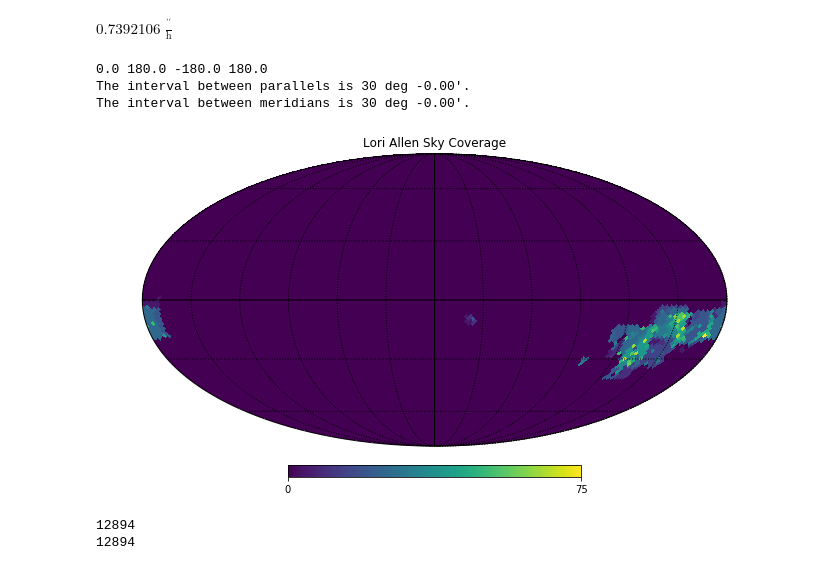
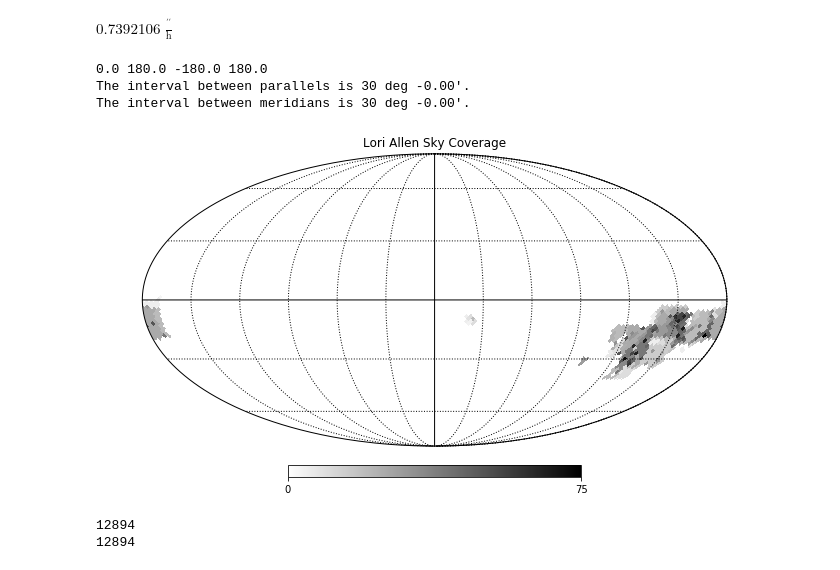
Before and after one commit to smotherh/KBMOD_paper2_data_preperation, a Jupyter notebook: pointing_metadata/NEO_Fields.ipynb, the cells around one changed output. Drawn from its saved outputs; the diff is of its cells as text; code cells hidden in the pictures.

```diff
--- a/pointing_metadata/NEO_Fields.ipynb
+++ b/pointing_metadata/NEO_Fields.ipynb
@@ -256,28 +282,28 @@ $0.7392106 \; \mathrm{\frac{{}^{\prime\prime}}{h}}$
 # %%
 RA = []
 DEC = []
 
 for i,pointing in enumerate(Pointing_Groups):
     RA.append(pointing["ra"])
     DEC.append(pointing["dec"])
 
 RA = np.concatenate(RA)
 DEC = np.concatenate(DEC)
 
 NSIDE =  32 #nside determines the size of the pixels
 pixels = hp.ang2pix(NSIDE, np.radians(90-DEC), np.radians(RA)) #NOTE healpy uses colatitude (north pole 0) instead of latitude
 hitmap = np.ones(hp.nside2npix(NSIDE)) * hp.UNSEEN #by convention non   hit pixels have a specific value
 pixels_binned = np.bincount(pixels)
 hitmap[:len(pixels_binned)] =  pixels_binned
 hitmap[hitmap==hp.UNSEEN] = 0
-hp.mollview(hitmap, xsize=2000,title='Lori Allen Sky Coverage')
+hp.mollview(hitmap, xsize=2000,title='Lori Allen Sky Coverage',cmap='binary')
 hp.graticule()
 plt.savefig('Lori_Allen_Sky_Coverage.pdf')
 # %% [output]
 0.0 180.0 -180.0 180.0
 The interval between parallels is 30 deg -0.00'.
 The interval between meridians is 30 deg -0.00'.
-[figure, old version]
+[figure, new version]
 # %%
 visit_id=np.concatenate([np.array(field["visit_id"],dtype=np.float_) for field in Pointing_Groups])
 print(len(visit_id))
```
Also changed, not shown: parts of 6 cells of this notebook, 1 other file.
